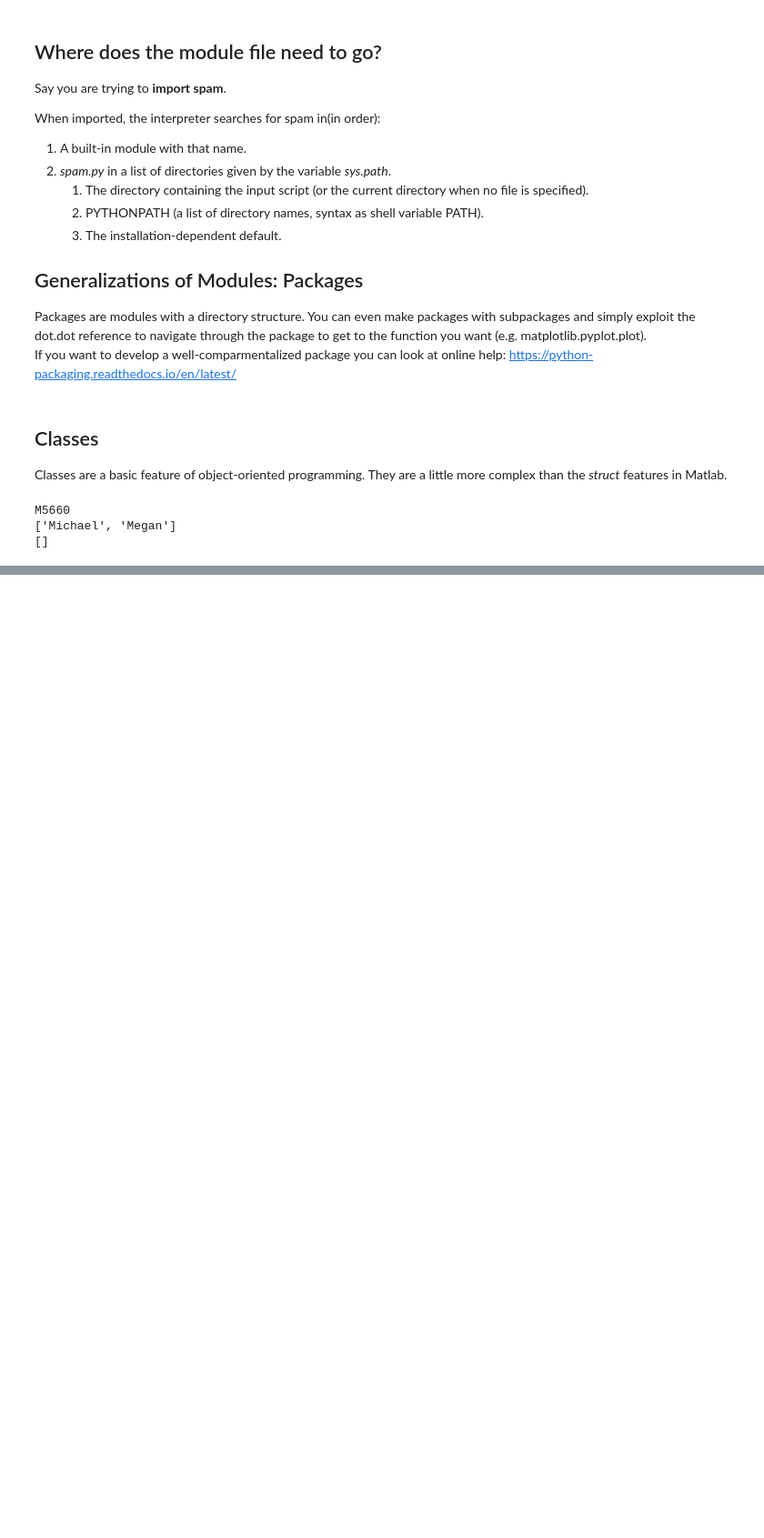
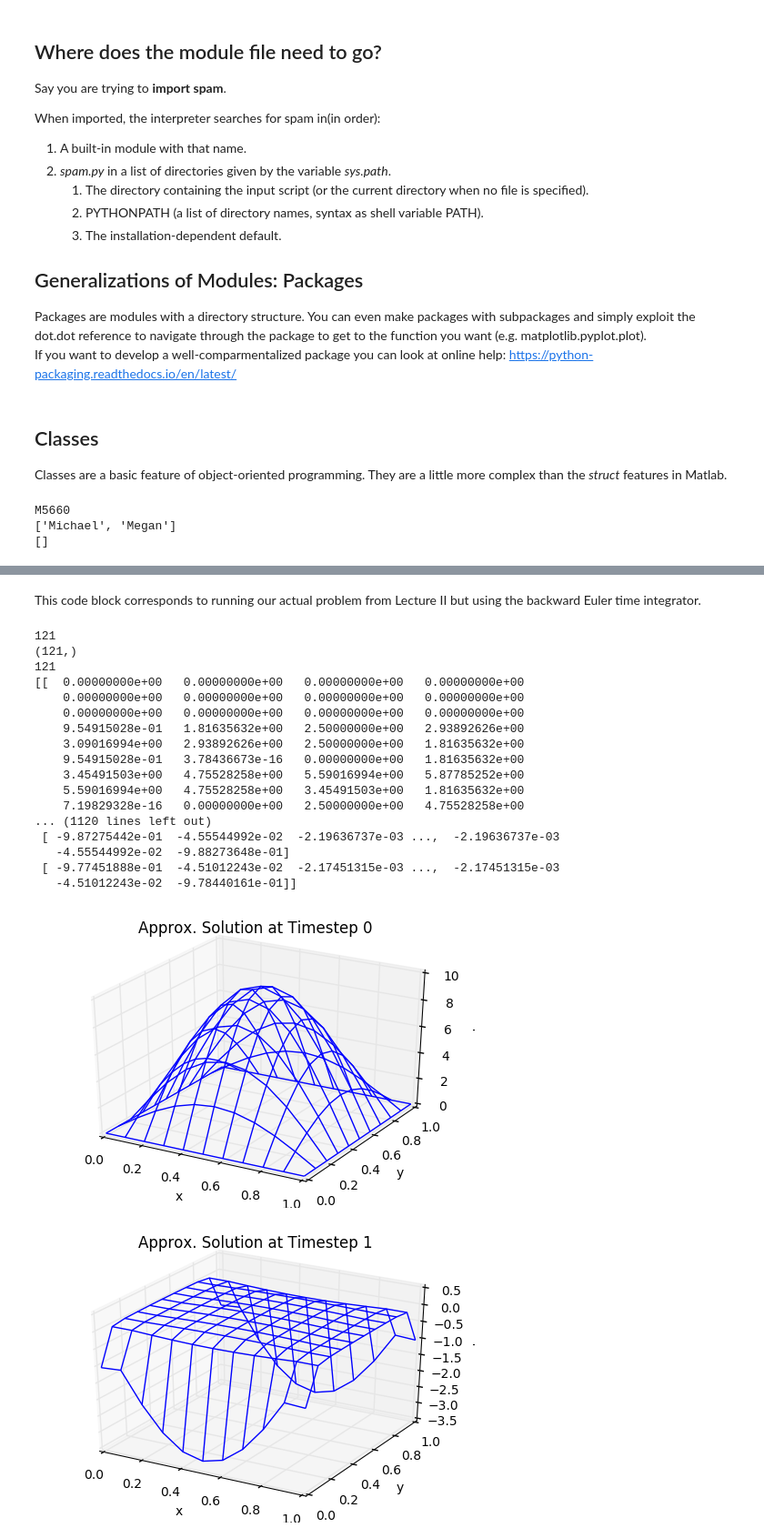
Before and after one commit to variscarey/CCM-Intro-to-SC, a Jupyter notebook: CCM Tutorial, Lecture III.ipynb, the cells around one changed output, grey strips where cells are left out. Shown at 91% size. Saved outputs shown, nothing was run; the diff lists cells and outputs as text; code cells hidden in the pictures; blank space fills up the shorter version.

Commit message:
Lecture III materials, still have bug in solver

```diff
--- a/CCM Tutorial, Lecture III.ipynb
+++ b/CCM Tutorial, Lecture III.ipynb
@@ -296,0 +250,43 @@ Root= 0.739085137844
+# %% [markdown]
+This code block corresponds to running our actual problem from Lecture II but using the backward Euler time integrator.
+# %%
+def rhs(x_i, y_j, t_n):
+    return np.zeros(np.shape(x_i))
+
+def initial(x,y):
+    ic = 10*np.sin(np.pi*x)*np.sin(np.pi*y)
+    return ic
+
+def bflux(x_i, y_j, t_n):
+    if x_i == 0.0 or x_i == 1.0:
+        z = -10*np.pi*np.exp(-t_n)*np.sin(np.pi*y_j)
+    else:
+        z = -10*np.pi*np.exp(-t_n)*np.sin(np.pi*x_i)
+    return z
+
+thermal=np.array([1/(2*np.pi**2),1/(2*np.pi**2)])
+test=Implicit_Time_Solver(rhs,thermal,initial,bflux,.01,.1,.1,0,False)
+for i in range(10):
+    test.advance()
+    print test.history
+    test.plot_state(i)
+# %% [output]
+121
+(121,)
+121
+[[  0.00000000e+00   0.00000000e+00   0.00000000e+00   0.00000000e+00
+    0.00000000e+00   0.00000000e+00   0.00000000e+00   0.00000000e+00
+    0.00000000e+00   0.00000000e+00   0.00000000e+00   0.00000000e+00
+    9.54915028e-01   1.81635632e+00   2.50000000e+00   2.93892626e+00
+    3.09016994e+00   2.93892626e+00   2.50000000e+00   1.81635632e+00
+    9.54915028e-01   3.78436673e-16   0.00000000e+00   1.81635632e+00
+    3.45491503e+00   4.75528258e+00   5.59016994e+00   5.87785252e+00
+    5.59016994e+00   4.75528258e+00   3.45491503e+00   1.81635632e+00
+    7.19829328e-16   0.00000000e+00   2.50000000e+00   4.75528258e+00
+... (1120 lines left out)
+ [ -9.87275442e-01  -4.55544992e-02  -2.19636737e-03 ...,  -2.19636737e-03
+   -4.55544992e-02  -9.88273648e-01]
+ [ -9.77451888e-01  -4.51012243e-02  -2.17451315e-03 ...,  -2.17451315e-03
+   -4.51012243e-02  -9.78440161e-01]]
+[figure, added]
+[figure, added]
```
Also changed, not shown: parts of 9 cells of this notebook.
